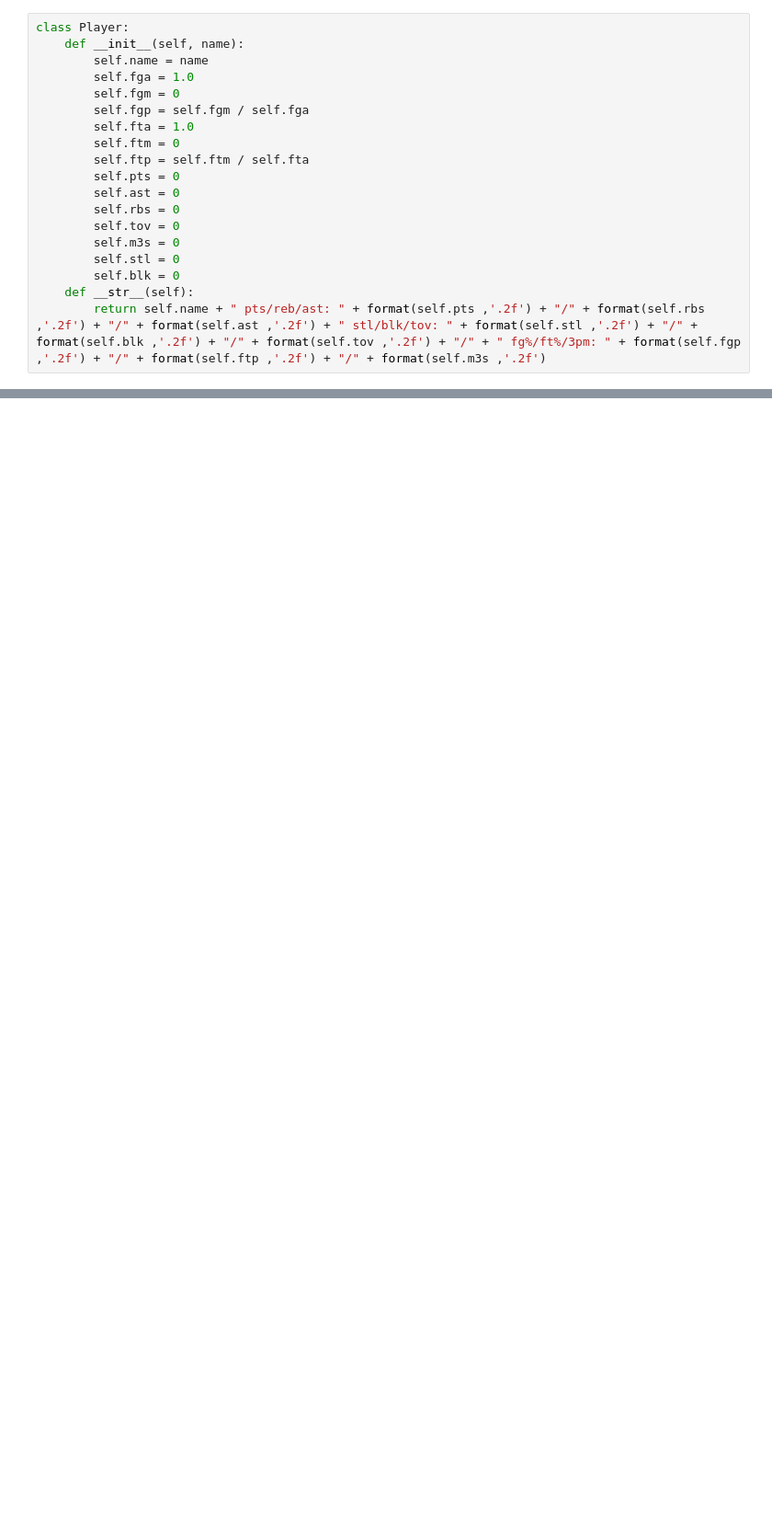
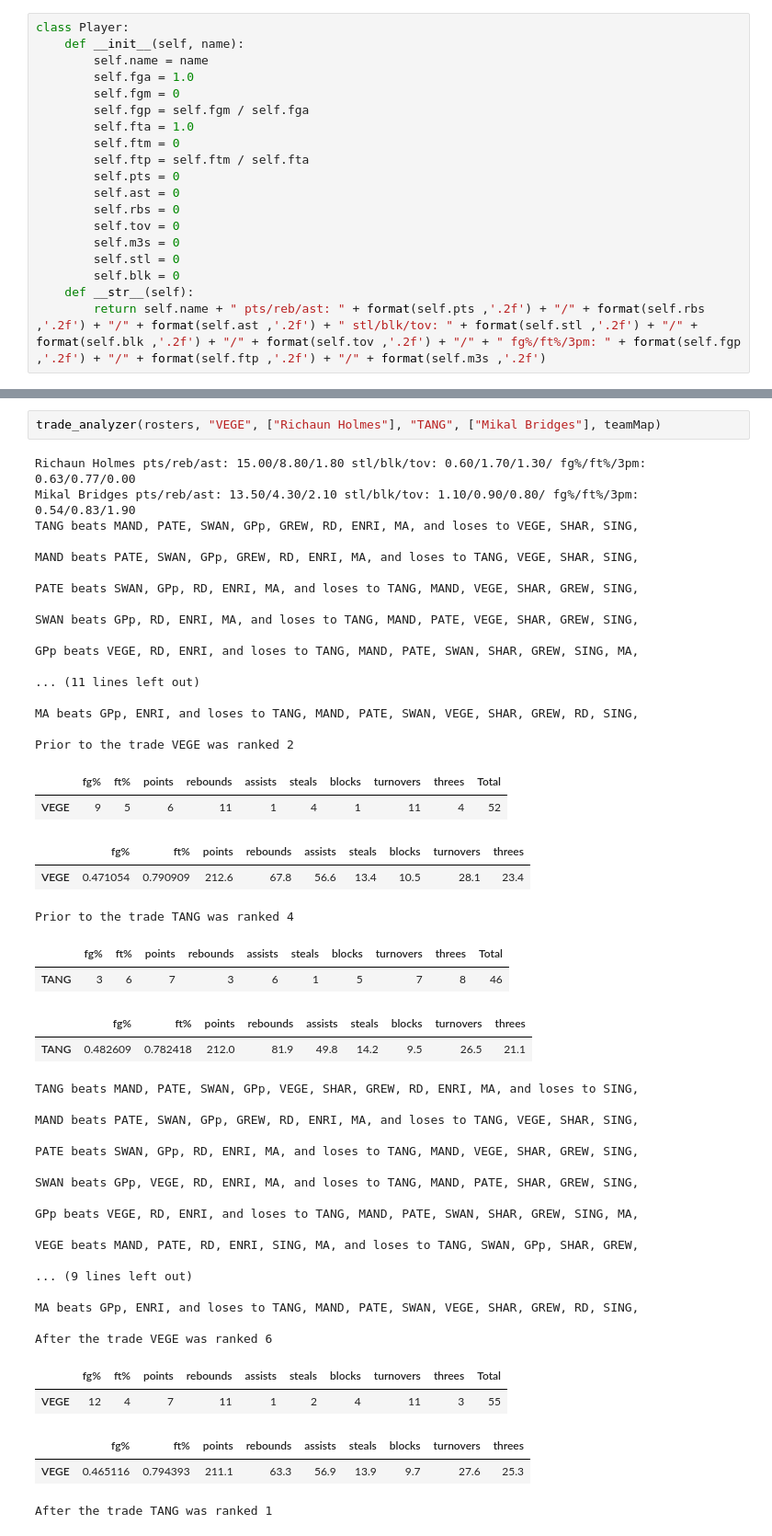
Before and after one commit to erictang000/fantasybball, a Jupyter notebook: fantasyv2.ipynb, the cells around one changed output, grey strips where cells are left out. Shown: that part at 92% size. Cells and saved outputs as stored; diff of their text form; blank space fills up the shorter version.

```diff
--- a/fantasyv2.ipynb
+++ b/fantasyv2.ipynb
@@ -270,0 +333,51 @@ print(rosters)
+# %%
+trade_analyzer(rosters, "VEGE", ["Richaun Holmes"], "TANG", ["Mikal Bridges"], teamMap)
+# %% [output]
+Richaun Holmes pts/reb/ast: 15.00/8.80/1.80 stl/blk/tov: 0.60/1.70/1.30/ fg%/ft%/3pm: 0.63/0.77/0.00
+Mikal Bridges pts/reb/ast: 13.50/4.30/2.10 stl/blk/tov: 1.10/0.90/0.80/ fg%/ft%/3pm: 0.54/0.83/1.90
+TANG beats MAND, PATE, SWAN, GPp, GREW, RD, ENRI, MA, and loses to VEGE, SHAR, SING,
+
+MAND beats PATE, SWAN, GPp, GREW, RD, ENRI, MA, and loses to TANG, VEGE, SHAR, SING,
+
+PATE beats SWAN, GPp, RD, ENRI, MA, and loses to TANG, MAND, VEGE, SHAR, GREW, SING,
+
+SWAN beats GPp, RD, ENRI, MA, and loses to TANG, MAND, PATE, VEGE, SHAR, GREW, SING,
+
+GPp beats VEGE, RD, ENRI, and loses to TANG, MAND, PATE, SWAN, SHAR, GREW, SING, MA,
+
+... (11 lines left out)
+
+MA beats GPp, ENRI, and loses to TANG, MAND, PATE, SWAN, VEGE, SHAR, GREW, RD, SING,
+
+Prior to the trade VEGE was ranked 2
+|  | fg% | ft% | points | rebounds | assists | steals | blocks | turnovers | threes | Total |
+| VEGE | 9 | 5 | 6 | 11 | 1 | 4 | 1 | 11 | 4 | 52 |
+|  | fg% | ft% | points | rebounds | assists | steals | blocks | turnovers | threes |
+| VEGE | 0.471054 | 0.790909 | 212.6 | 67.8 | 56.6 | 13.4 | 10.5 | 28.1 | 23.4 |
+Prior to the trade TANG was ranked 4
+|  | fg% | ft% | points | rebounds | assists | steals | blocks | turnovers | threes | Total |
+| TANG | 3 | 6 | 7 | 3 | 6 | 1 | 5 | 7 | 8 | 46 |
+|  | fg% | ft% | points | rebounds | assists | steals | blocks | turnovers | threes |
+| TANG | 0.482609 | 0.782418 | 212.0 | 81.9 | 49.8 | 14.2 | 9.5 | 26.5 | 21.1 |
+TANG beats MAND, PATE, SWAN, GPp, VEGE, SHAR, GREW, RD, ENRI, MA, and loses to SING,
+
+MAND beats PATE, SWAN, GPp, GREW, RD, ENRI, MA, and loses to TANG, VEGE, SHAR, SING,
+
+PATE beats SWAN, GPp, RD, ENRI, MA, and loses to TANG, MAND, VEGE, SHAR, GREW, SING,
+
+SWAN beats GPp, VEGE, RD, ENRI, MA, and loses to TANG, MAND, PATE, SHAR, GREW, SING,
+
+GPp beats VEGE, RD, ENRI, and loses to TANG, MAND, PATE, SWAN, SHAR, GREW, SING, MA,
+
+VEGE beats MAND, PATE, RD, ENRI, SING, MA, and loses to TANG, SWAN, GPp, SHAR, GREW,
+
+... (9 lines left out)
+
+MA beats GPp, ENRI, and loses to TANG, MAND, PATE, SWAN, VEGE, SHAR, GREW, RD, SING,
+
+After the trade VEGE was ranked 6
+|  | fg% | ft% | points | rebounds | assists | steals | blocks | turnovers | threes | Total |
+| VEGE | 12 | 4 | 7 | 11 | 1 | 2 | 4 | 11 | 3 | 55 |
+|  | fg% | ft% | points | rebounds | assists | steals | blocks | turnovers | threes |
+| VEGE | 0.465116 | 0.794393 | 211.1 | 63.3 | 56.9 | 13.9 | 9.7 | 27.6 | 25.3 |
+After the trade TANG was ranked 1
```
Also changed, not shown: parts of 10 cells of this notebook, 1 other file.
